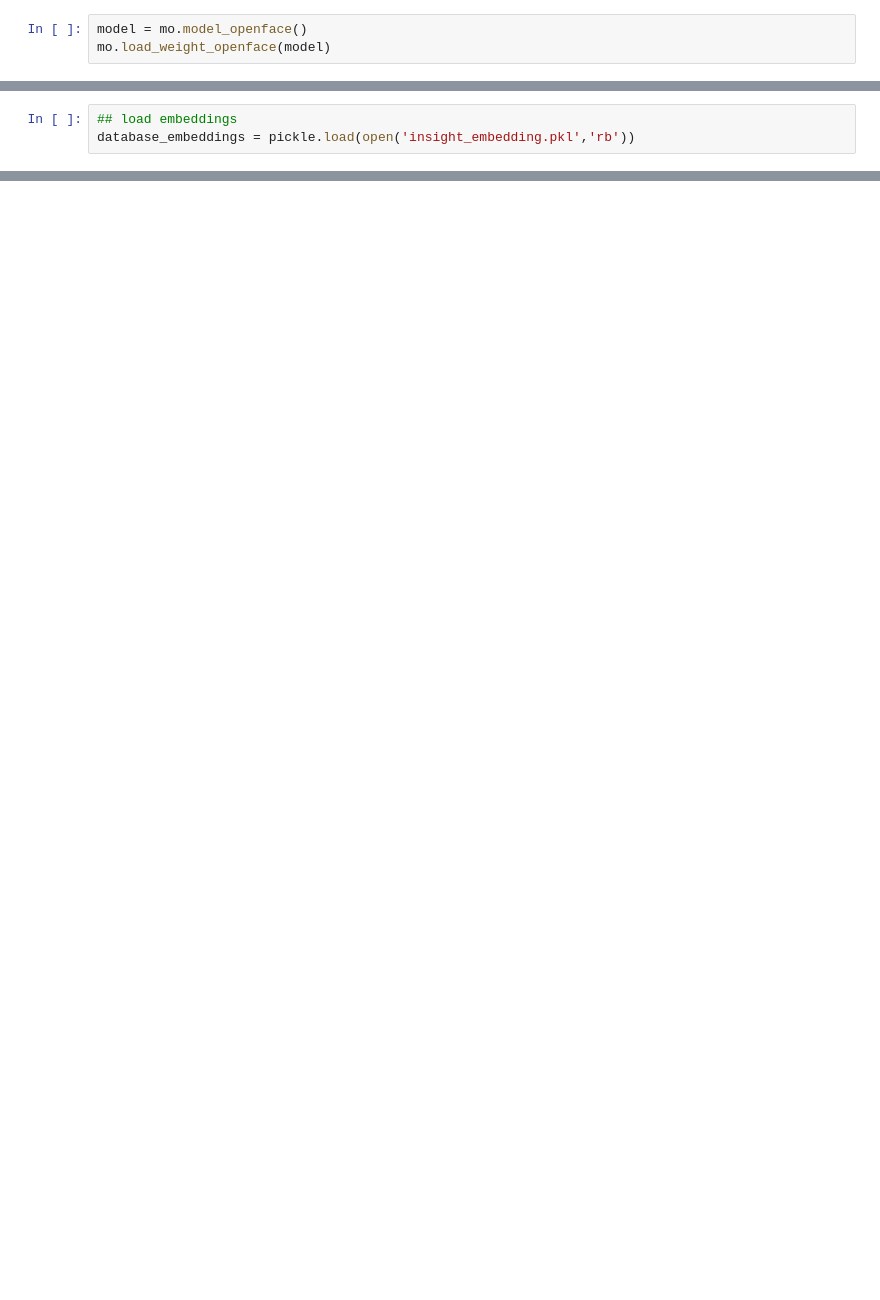
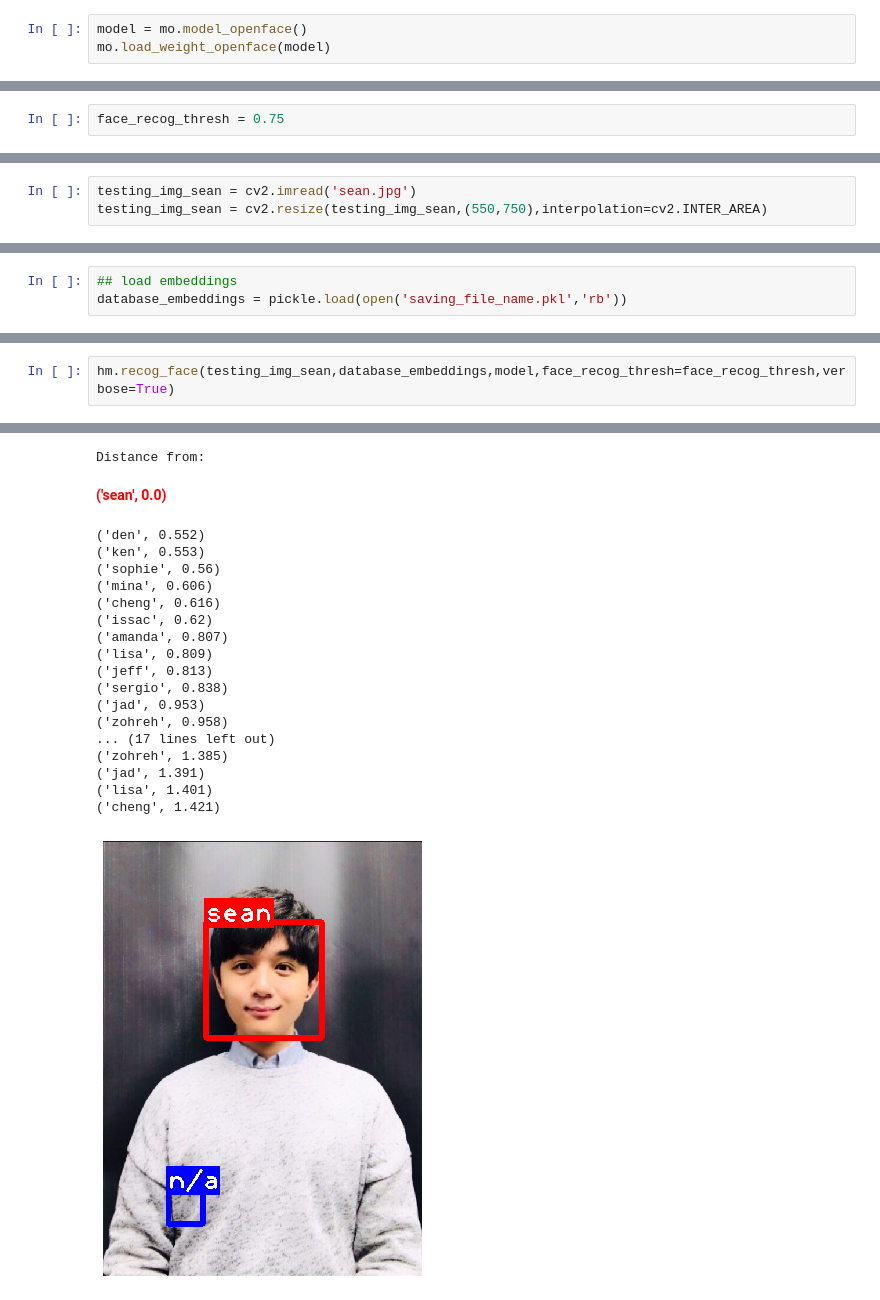
Before and after one commit to sungsujaing/Insight_workshop, a Jupyter notebook: OpenFace_Workshop.ipynb, the cells around one changed output, grey strips where cells are left out. Saved outputs shown, nothing was run; the diff lists cells and outputs as text; blank space fills up the shorter version.

```diff
--- a/OpenFace_Workshop.ipynb
+++ b/OpenFace_Workshop.ipynb
@@ -239,3 +25,0 @@ Current database contains 14 images:
-# %%
-## load embeddings
-database_embeddings = pickle.load(open('insight_embedding.pkl','rb'))
@@ -276,0 +29,2 @@ A smaller `box_size_factor` value may filter small bounding boxes that are wrong
+# %%
+face_recog_thresh = 0.75
@@ -276,0 +39,3 @@ A smaller `box_size_factor` value may filter small bounding boxes that are wrong
+# %%
+testing_img_sean = cv2.imread('sean.jpg')
+testing_img_sean = cv2.resize(testing_img_sean,(550,750),interpolation=cv2.INTER_AREA)
@@ -276,0 +66,3 @@ A smaller `box_size_factor` value may filter small bounding boxes that are wrong
+# %%
+## load embeddings
+database_embeddings = pickle.load(open('saving_file_name.pkl','rb'))
@@ -276,0 +78,3 @@ A smaller `box_size_factor` value may filter small bounding boxes that are wrong
+# %%
+hm.recog_face(testing_img_sean,database_embeddings,model,face_recog_thresh=face_recog_thresh,verbose=True)
+# %% [output]
@@ -276,0 +83,20 @@ A smaller `box_size_factor` value may filter small bounding boxes that are wrong
+Distance from:
+<span style='color:red'>**('sean', 0.0)**</span>
+('den', 0.552)
+('ken', 0.553)
+('sophie', 0.56)
+('mina', 0.606)
+('cheng', 0.616)
+('issac', 0.62)
+('amanda', 0.807)
+('lisa', 0.809)
+('jeff', 0.813)
+('sergio', 0.838)
+('jad', 0.953)
+('zohreh', 0.958)
+... (17 lines left out)
+('zohreh', 1.385)
+('jad', 1.391)
+('lisa', 1.401)
+('cheng', 1.421)
+[figure, added]
```
Also changed, not shown: parts of 38 cells of this notebook, 6 other files.
